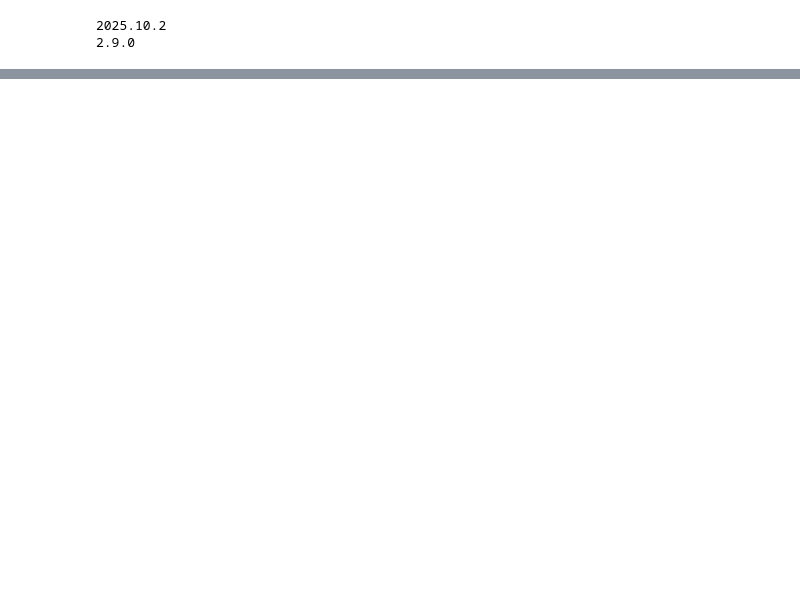
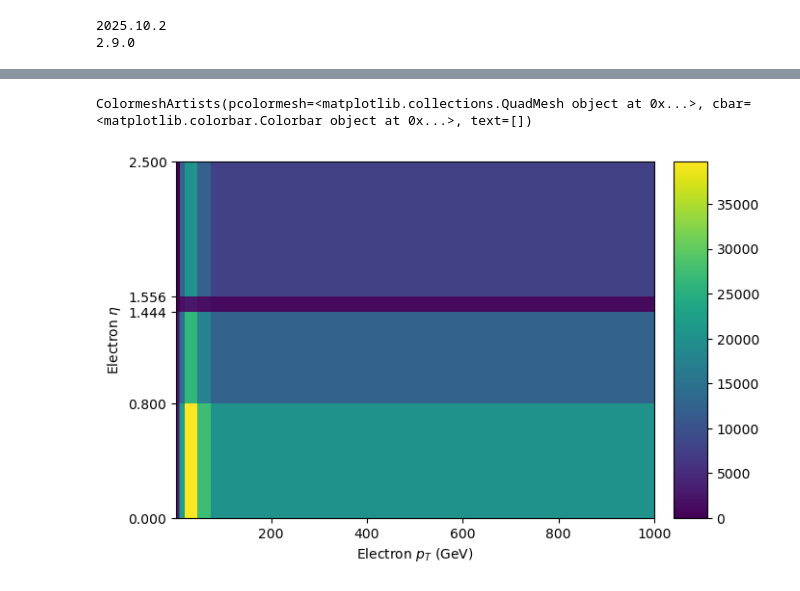
Before and after one commit to derekgrove/dwg_framework, a Jupyter notebook: notebooks/pt_eta_eff/make_pikl.ipynb, the cells around one changed output, grey strips where cells are left out. Drawn from its saved outputs; the diff is of its cells as text; code cells hidden in the pictures; blank space fills up the shorter version.

Commit message:
working pt_eta_plots

```diff
--- a/notebooks/pt_eta_eff/make_pikl.ipynb
+++ b/notebooks/pt_eta_eff/make_pikl.ipynb
@@ -158,7 +180,7 @@ os.makedirs("pikls", exist_ok=True)
 
 # Set mode
 mode = "dask"  # or "dask"
-make_pikl = False
+make_pikl = True
 
 #fileset_name = "fileset_full.txt"
 fileset_name = "fileset.txt"
@@ -189,7 +211,13 @@ os.makedirs(output_dir, exist_ok=True)
 # Process each dataset
 for dataset_name in fileset.keys():
     print(f"\nProcessing {dataset_name}...")
-    if dataset_name not in ["SMS-TChiWZZToLLmZMin-0p1TuneCP513TeV-madgraphMLM-pythia8RunIISummer20UL18NanoAODv9-106Xupgrade2018realisticv16L1v1-v1NANOAODSIM", "TChiWZ2017UL"]:
+    if dataset_name not in [
+        "WtoLNu-2JetsTuneCP513p6TeVamcatnloFXFX-pythia8",
+        "SMS-TChiWZZToLLmZMin-0p1TuneCP513TeV-madgraphMLM-pythia8RunIISummer20UL18NanoAODv9-106Xupgrade2018realisticv16L1v1-v1NANOAODSIM",
+        "TChiWZ2017UL",
+        "TTto2L2Nu_2017UL",
+        "WWTo2L2Nu_2017UL",
+        "TTtoLNu_2023"]:
         continue
 
     single_fileset = {dataset_name: fileset[dataset_name]}
@@ -246,0 +300,5 @@ result['ele_hist'].integrate("qual", [1j, 10j, 100j])
+# %%
+result['ele_hist'].integrate("qual", [1j, 10j, 100j]).integrate("gen", 1j).integrate("pt_long").plot()
+# %% [output]
+ColormeshArtists(pcolormesh=<matplotlib.collections.QuadMesh object at 0x...>, cbar=<matplotlib.colorbar.Colorbar object at 0x...>, text=[])
+[figure, added]
```
Also changed, not shown: parts of 12 cells of this notebook, 10 other files.
